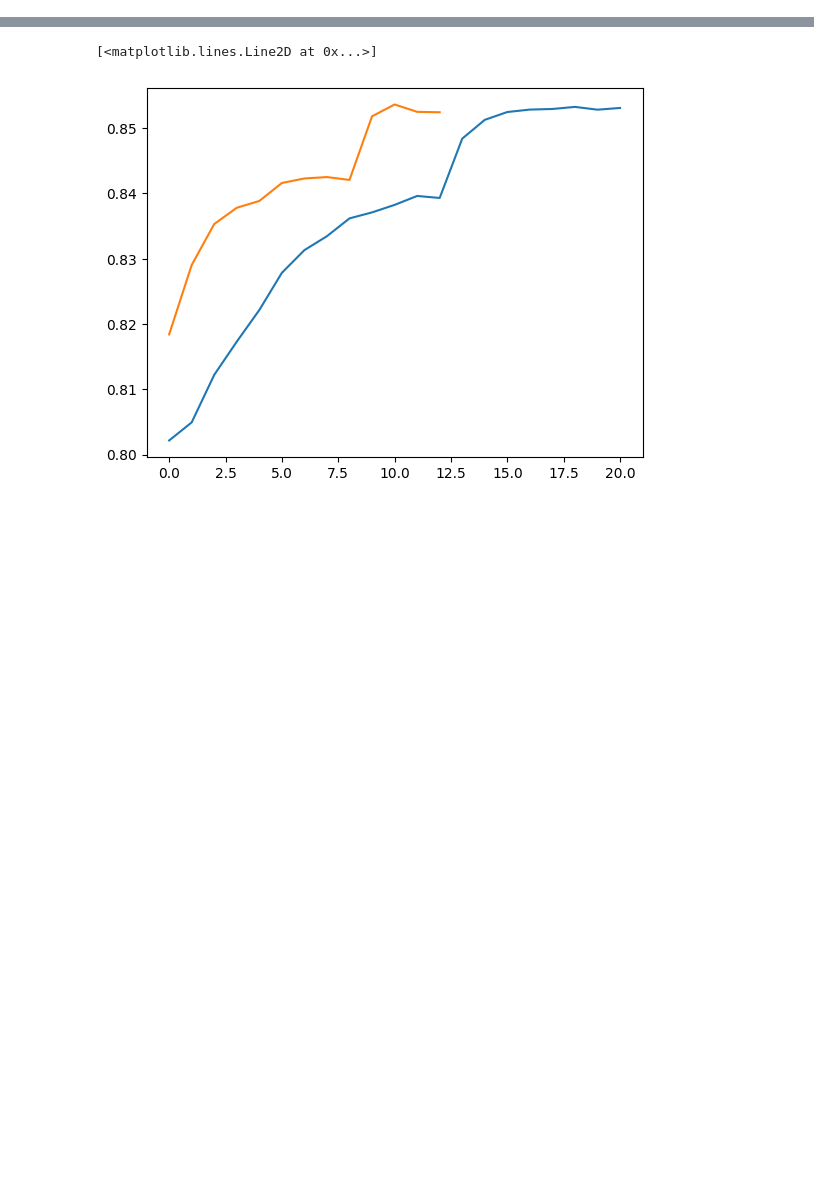
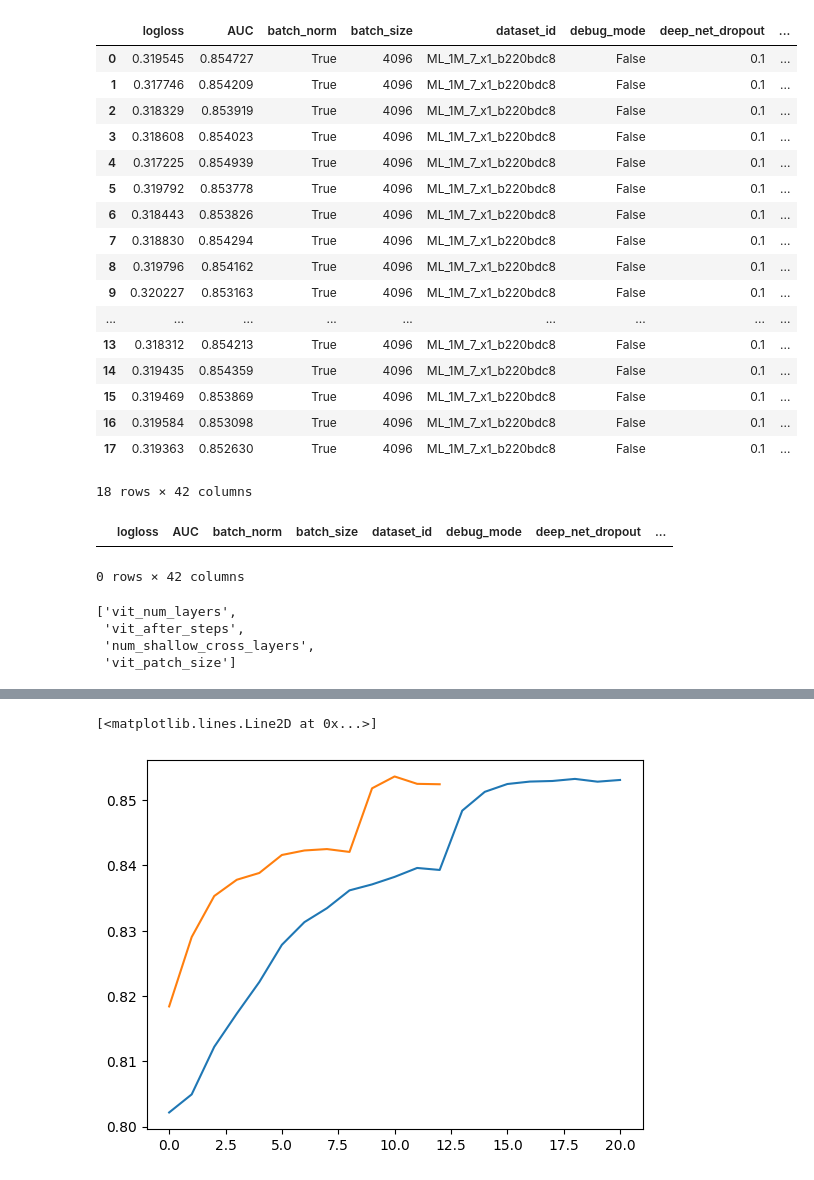
Before and after one commit to bw-99/scv, a Jupyter notebook: vis.ipynb, the cells around one changed output, grey strips where cells are left out. Drawn from its saved outputs; the diff is of its cells as text; code cells hidden in the pictures; blank space fills up the shorter version.

```diff
--- a/vis.ipynb
+++ b/vis.ipynb
@@ -4,0 +28,5 @@ EXP_NAME="ViTDCNv2lr_tuner_config_ML_1M"
+# %%
+import yaml
+with open(f'config/{EXP_NAME}/model_config.yaml', 'r') as file:
+    model_configs = yaml.safe_load(file)
+model_configs
@@ -150,0 +71,20 @@ combinations[logloss_lst.index(min(logloss_lst))], min(logloss_lst)
+# %%
+import csv
+import re
+import numpy as np
+import matplotlib.pyplot as plt
+import yaml
+
+results = []
+with open(f"{EXP_NAME}.csv", 'r') as f:
+    reader = csv.reader(f)
+    for row in reader:
+        config_key = row[2].split()[1]
+        test_column = row[6]
+        match = re.search(r'logloss: ([0-9.]+) - AUC: ([0-9.]+)', test_column)
+        if match:
+            logloss = float(match.group(1))
+            auc = float(match.group(2))
+            result = {'logloss': logloss, 'AUC': auc}
+            result.update(model_configs[config_key])
+            results.append(result)
@@ -150,0 +111,24 @@ combinations[logloss_lst.index(min(logloss_lst))], min(logloss_lst)
+# %%
+import pandas as pd
+
+df = pd.DataFrame(results)
+df
+# %% [output]
+|  | logloss | AUC | batch_norm | batch_size | dataset_id | debug_mode | deep_net_dropout | ... |
+| 0 | 0.319545 | 0.854727 | True | 4096 | ML_1M_7_x1_b220bdc8 | False | 0.1 | ... |
+| 1 | 0.317746 | 0.854209 | True | 4096 | ML_1M_7_x1_b220bdc8 | False | 0.1 | ... |
+| 2 | 0.318329 | 0.853919 | True | 4096 | ML_1M_7_x1_b220bdc8 | False | 0.1 | ... |
+| 3 | 0.318608 | 0.854023 | True | 4096 | ML_1M_7_x1_b220bdc8 | False | 0.1 | ... |
+| 4 | 0.317225 | 0.854939 | True | 4096 | ML_1M_7_x1_b220bdc8 | False | 0.1 | ... |
+| 5 | 0.319792 | 0.853778 | True | 4096 | ML_1M_7_x1_b220bdc8 | False | 0.1 | ... |
+| 6 | 0.318443 | 0.853826 | True | 4096 | ML_1M_7_x1_b220bdc8 | False | 0.1 | ... |
+| 7 | 0.318830 | 0.854294 | True | 4096 | ML_1M_7_x1_b220bdc8 | False | 0.1 | ... |
+| 8 | 0.319796 | 0.854162 | True | 4096 | ML_1M_7_x1_b220bdc8 | False | 0.1 | ... |
+| 9 | 0.320227 | 0.853163 | True | 4096 | ML_1M_7_x1_b220bdc8 | False | 0.1 | ... |
+| ... | ... | ... | ... | ... | ... | ... | ... | ... |
+| 13 | 0.318312 | 0.854213 | True | 4096 | ML_1M_7_x1_b220bdc8 | False | 0.1 | ... |
+| 14 | 0.319435 | 0.854359 | True | 4096 | ML_1M_7_x1_b220bdc8 | False | 0.1 | ... |
+| 15 | 0.319469 | 0.853869 | True | 4096 | ML_1M_7_x1_b220bdc8 | False | 0.1 | ... |
+| 16 | 0.319584 | 0.853098 | True | 4096 | ML_1M_7_x1_b220bdc8 | False | 0.1 | ... |
+| 17 | 0.319363 | 0.852630 | True | 4096 | ML_1M_7_x1_b220bdc8 | False | 0.1 | ... |
+18 rows × 42 columns
@@ -150,0 +137,15 @@ combinations[logloss_lst.index(min(logloss_lst))], min(logloss_lst)
+# %%
+df.dropna()
+# %% [output]
+|  | logloss | AUC | batch_norm | batch_size | dataset_id | debug_mode | deep_net_dropout | ... |
+0 rows × 42 columns
+# %%
+metrics = ["logloss", "AUC"]
+hyperparam_lst = set(df.columns) - set(metrics)
+more_than_two_cols = [param for param in list(hyperparam_lst) if len(df[param].unique()) > 1 ]
+more_than_two_cols
+# %% [output]
+['vit_num_layers',
+ 'vit_after_steps',
+ 'num_shallow_cross_layers',
+ 'vit_patch_size']
```
Also changed, not shown: parts of 11 cells of this notebook, 17 other files.
